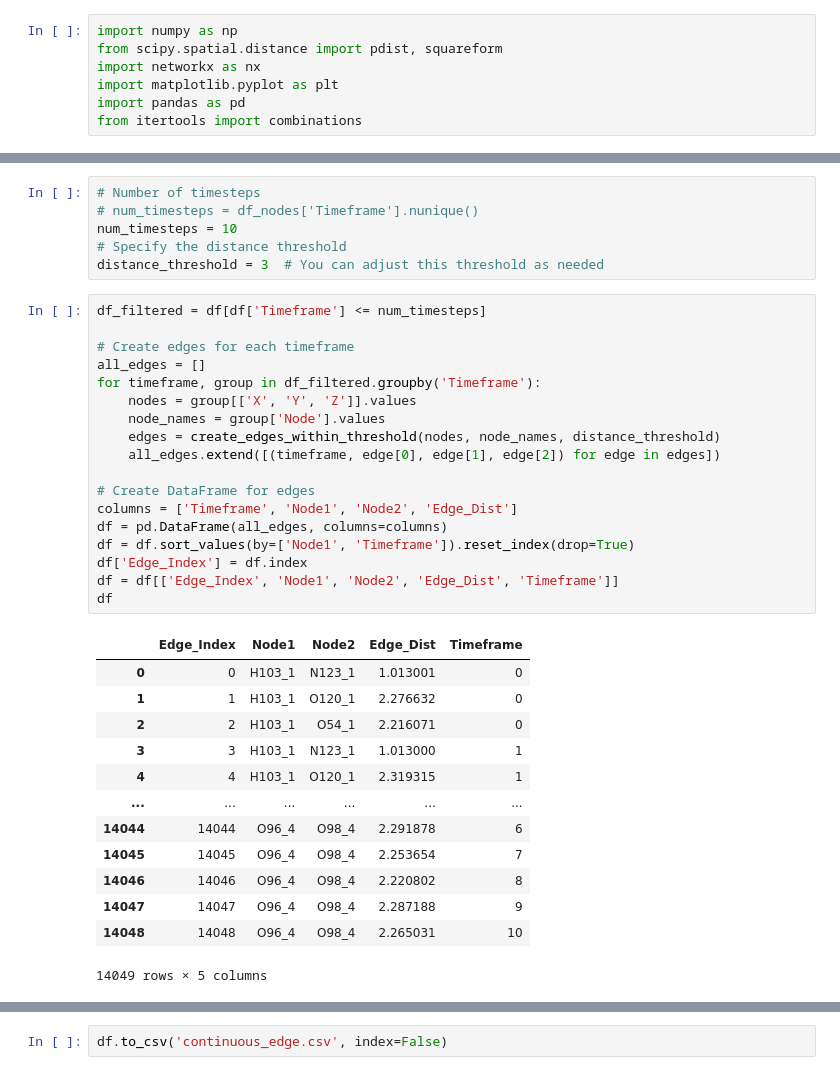
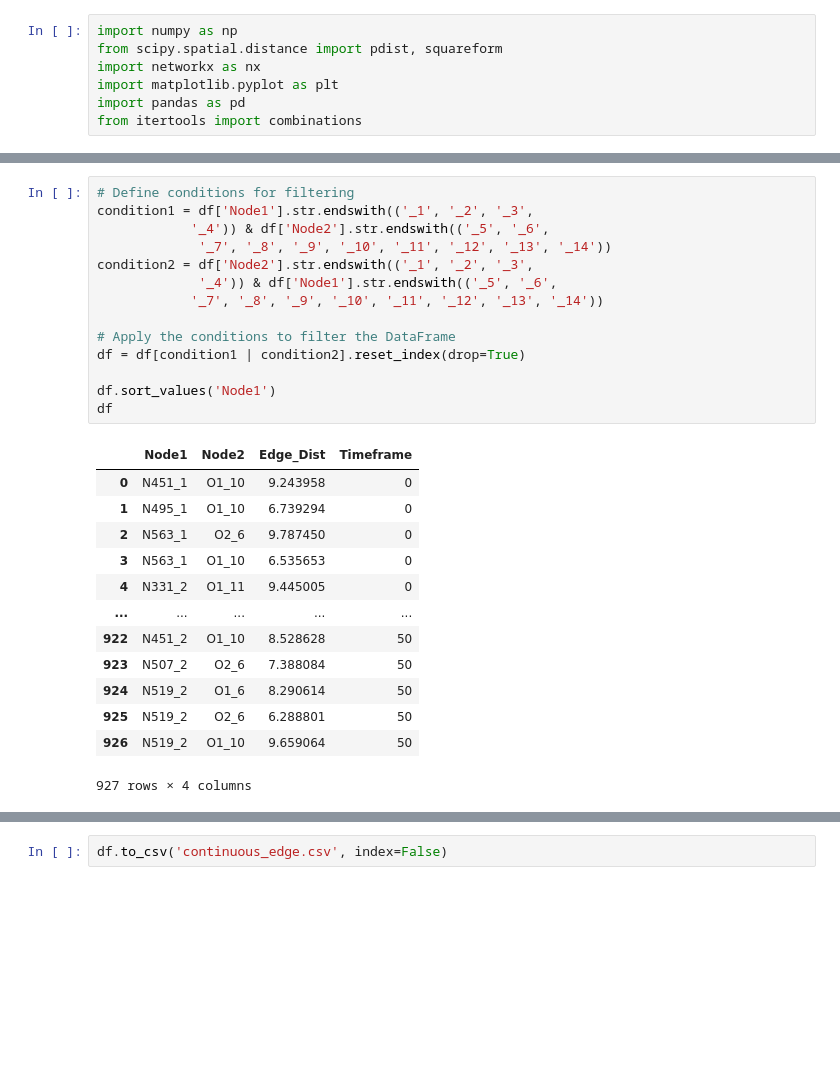
Before and after one commit to hasananowar/Graph_Representation, a Jupyter notebook: discrete to continuous.ipynb, the cells around one changed output, grey strips where cells are left out. Saved outputs shown, nothing was run; the diff lists cells and outputs as text; blank space fills up the shorter version.

```diff
--- a/discrete to continuous.ipynb
+++ b/discrete to continuous.ipynb
@@ -98,38 +95,28 @@ def create_edges_within_threshold(nodes, node_names, threshold):
-# %%
-# Number of timesteps
-# num_timesteps = df_nodes['Timeframe'].nunique()
-num_timesteps = 10
-# Specify the distance threshold
-distance_threshold = 3  # You can adjust this threshold as needed
-# %%
-df_filtered = df[df['Timeframe'] <= num_timesteps]
-
-# Create edges for each timeframe
-all_edges = []
-for timeframe, group in df_filtered.groupby('Timeframe'):
-    nodes = group[['X', 'Y', 'Z']].values
-    node_names = group['Node'].values
-    edges = create_edges_within_threshold(nodes, node_names, distance_threshold)
-    all_edges.extend([(timeframe, edge[0], edge[1], edge[2]) for edge in edges])
-
-# Create DataFrame for edges
-columns = ['Timeframe', 'Node1', 'Node2', 'Edge_Dist']
-df = pd.DataFrame(all_edges, columns=columns)
-df = df.sort_values(by=['Node1', 'Timeframe']).reset_index(drop=True)
-df['Edge_Index'] = df.index
-df = df[['Edge_Index', 'Node1', 'Node2', 'Edge_Dist', 'Timeframe']]
-df
-# %% [output]
-|  | Edge_Index | Node1 | Node2 | Edge_Dist | Timeframe |
-| 0 | 0 | H103_1 | N123_1 | 1.013001 | 0 |
-| 1 | 1 | H103_1 | O120_1 | 2.276632 | 0 |
-| 2 | 2 | H103_1 | O54_1 | 2.216071 | 0 |
-| 3 | 3 | H103_1 | N123_1 | 1.013000 | 1 |
-| 4 | 4 | H103_1 | O120_1 | 2.319315 | 1 |
-| ... | ... | ... | ... | ... | ... |
-| 14044 | 14044 | O96_4 | O98_4 | 2.291878 | 6 |
-| 14045 | 14045 | O96_4 | O98_4 | 2.253654 | 7 |
-| 14046 | 14046 | O96_4 | O98_4 | 2.220802 | 8 |
-| 14047 | 14047 | O96_4 | O98_4 | 2.287188 | 9 |
-| 14048 | 14048 | O96_4 | O98_4 | 2.265031 | 10 |
-14049 rows × 5 columns
+# %%
+# Define conditions for filtering
+condition1 = df['Node1'].str.endswith(('_1', '_2', '_3',
+            '_4')) & df['Node2'].str.endswith(('_5', '_6',
+             '_7', '_8', '_9', '_10', '_11', '_12', '_13', '_14'))
+condition2 = df['Node2'].str.endswith(('_1', '_2', '_3',
+             '_4')) & df['Node1'].str.endswith(('_5', '_6',
+            '_7', '_8', '_9', '_10', '_11', '_12', '_13', '_14'))
+
+# Apply the conditions to filter the DataFrame
+df = df[condition1 | condition2].reset_index(drop=True)
+
+df.sort_values('Node1')
+df
+# %% [output]
+|  | Node1 | Node2 | Edge_Dist | Timeframe |
+| 0 | N451_1 | O1_10 | 9.243958 | 0 |
+| 1 | N495_1 | O1_10 | 6.739294 | 0 |
+| 2 | N563_1 | O2_6 | 9.787450 | 0 |
+| 3 | N563_1 | O1_10 | 6.535653 | 0 |
+| 4 | N331_2 | O1_11 | 9.445005 | 0 |
+| ... | ... | ... | ... | ... |
+| 922 | N451_2 | O1_10 | 8.528628 | 50 |
+| 923 | N507_2 | O2_6 | 7.388084 | 50 |
+| 924 | N519_2 | O1_6 | 8.290614 | 50 |
+| 925 | N519_2 | O2_6 | 6.288801 | 50 |
+| 926 | N519_2 | O1_10 | 9.659064 | 50 |
+927 rows × 4 columns
```
Also changed, not shown: parts of 8 cells of this notebook, 3 other files.
